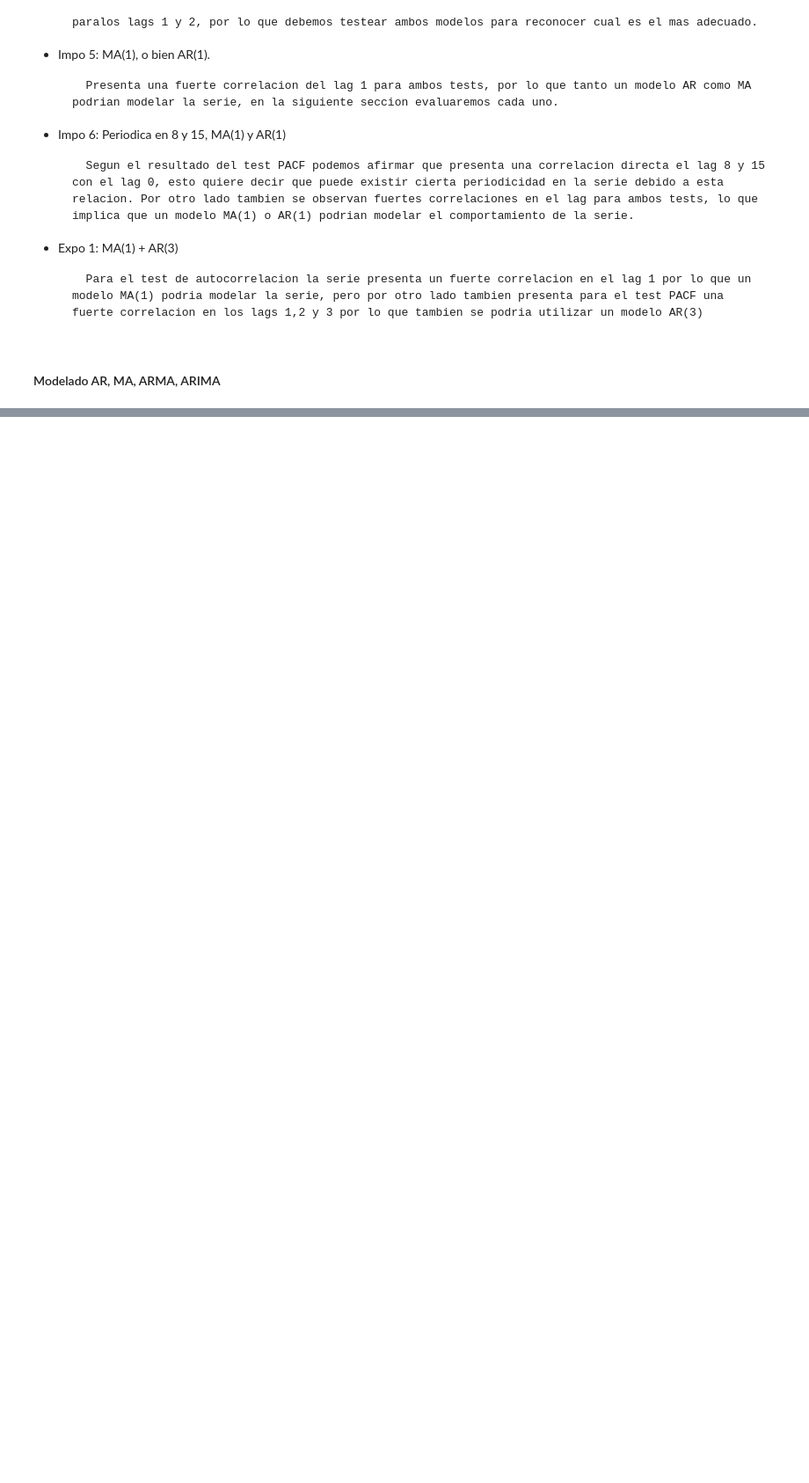
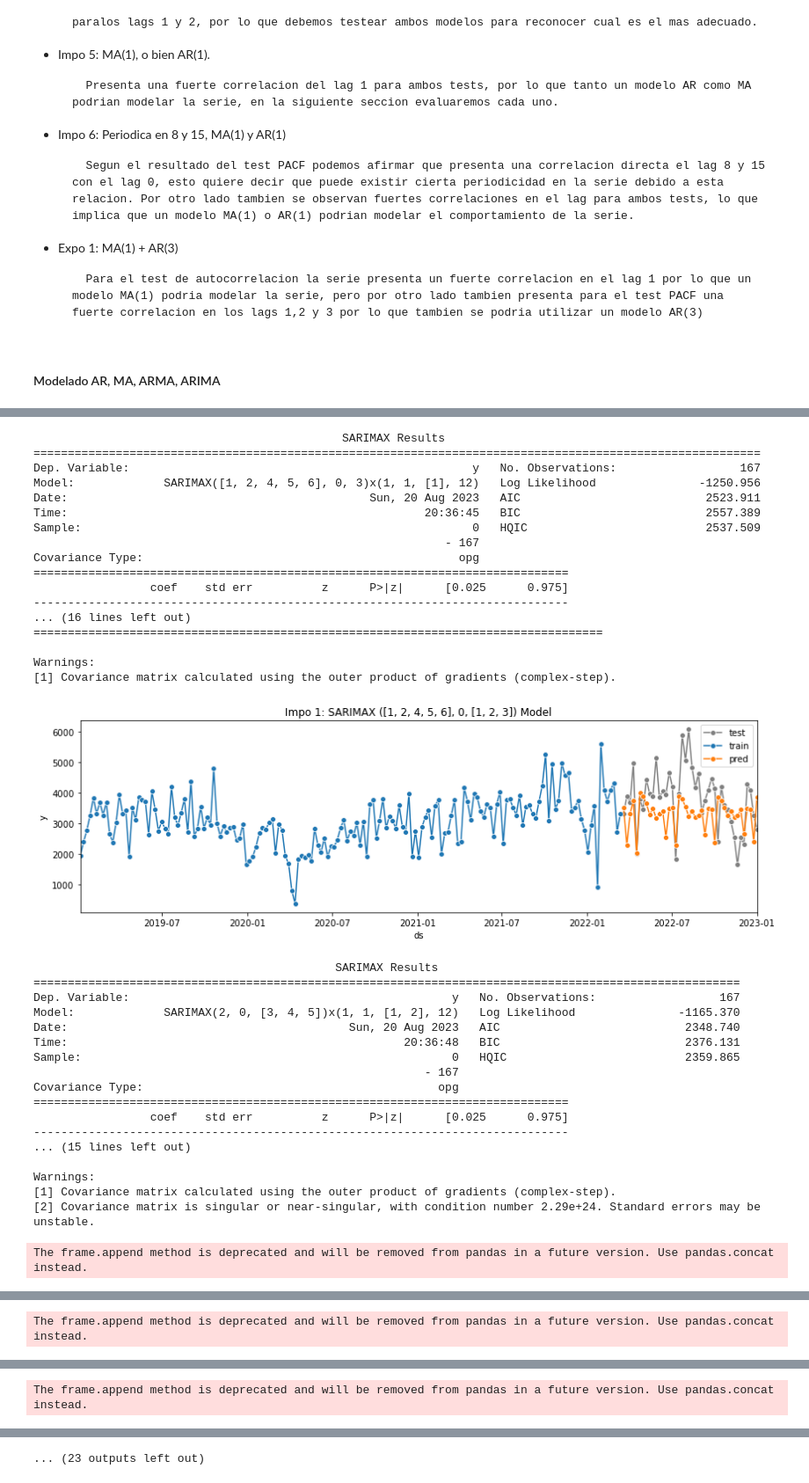
Before and after one commit to tatinogues/Project_Raiconet_101, a Jupyter notebook: 2- Modelado.ipynb, the cells around one changed output, grey strips where cells are left out. Shown at 88% size. Saved outputs shown, nothing was run; the diff lists cells and outputs as text; code cells hidden in the pictures; blank space fills up the shorter version.

```diff
--- a/2- Modelado.ipynb
+++ b/2- Modelado.ipynb
@@ -110,6 +115,16 @@ import numpy as np
 from statsmodels.tsa.stattools import adfuller
 import seaborn as sns
 from statsmodels.graphics.tsaplots import  plot_acf, plot_pacf
+
+import statsmodels.api as sm
+from statsmodels.tsa.ar_model import AutoReg
+from statsmodels.tsa.arima_model import ARIMA, ARMA
+
+
+import time
+time.clock = time.time
+
+from sklearn.metrics import mean_squared_error, mean_absolute_error
 # %% [markdown]
 __Funciones útiles__
 # %%
@@ -275 +300,15 @@ for df in lista_dataframe:
+# %%
+# creamos una tabla donde guardar los resultados de los modelos que corremos
+comparison_tbl = pd.DataFrame(columns = ['Serie',
+                                        'Modelo',
+                                        'MAE',
+                                        'RMSE',
+                                        'MAPE',
+                                        'AIC',
+                                        'Processing Time'])
+
+i_index=[]
+i_index = -1
+
+models = []
 # %% [markdown]
@@ -779,0 +1017,13 @@ A modo de resumen los resultados obtenidos fueron:
+# %%
+comparison_tbl= sarimax_model(df_impo_1, ([1,2,4,5,6],0,[1,2,3]), (1,1,1,12), 'Impo 1', comparison_tbl)
+comparison_tbl= sarimax_model(df_impo_2, ([1,2],0,[3,4,5]),(1,1,2,12), 'Impo 2', comparison_tbl)
+comparison_tbl= sarimax_model(df_impo_3, ([1,2],0,[5]),(2,1,2,9), 'Impo 3', comparison_tbl)
+comparison_tbl= sarimax_model(df_impo_4, ([2],0,[1]),(1,2,1,9), 'Impo 4', comparison_tbl)
+comparison_tbl= sarimax_model(df_impo_5, ([2],0,[2]),(1,2,2,6), 'Impo 5', comparison_tbl)
+comparison_tbl= sarimax_model(df_impo_6, ([1],0,[1]),(1,0,3,6), 'Impo 6', comparison_tbl)
+comparison_tbl= sarimax_model(df_impo_7, ([1,2],0,[10]),(1,0,10,4), 'Impo 7', comparison_tbl)
+comparison_tbl= sarimax_model(df_expo_1, ([2],0,[1]),(1,2,2,11), 'Expo 1', comparison_tbl)
+comparison_tbl= sarimax_model(df_expo_2, ([2],0,[1]),(1,2,2,11), 'Expo 2', comparison_tbl)
+comparison_tbl= sarimax_model(df_expo_3, ([3],0,[1]),(2,2,2,11), 'Expo 3', comparison_tbl)
+comparison_tbl= sarimax_model(df_expo_4, ([1,2],1,[2]),(1,2,1,6), 'Expo 4', comparison_tbl)
+# %% [output]
@@ -779,0 +1040,36 @@ A modo de resumen los resultados obtenidos fueron:
+                                             SARIMAX Results
+==========================================================================================================
+Dep. Variable:                                                  y   No. Observations:                  167
+Model:             SARIMAX([1, 2, 4, 5, 6], 0, 3)x(1, 1, [1], 12)   Log Likelihood               -1250.956
+Date:                                            Sun, 20 Aug 2023   AIC                           2523.911
+Time:                                                    20:36:45   BIC                           2557.389
+Sample:                                                         0   HQIC                          2537.509
+                                                            - 167
+Covariance Type:                                              opg
+==============================================================================
+                 coef    std err          z      P>|z|      [0.025      0.975]
+------------------------------------------------------------------------------
+... (16 lines left out)
+===================================================================================
+
+Warnings:
+[1] Covariance matrix calculated using the outer product of gradients (complex-step).
+[figure, added]
+                                            SARIMAX Results
+=======================================================================================================
+Dep. Variable:                                               y   No. Observations:                  167
+Model:             SARIMAX(2, 0, [3, 4, 5])x(1, 1, [1, 2], 12)   Log Likelihood               -1165.370
+Date:                                         Sun, 20 Aug 2023   AIC                           2348.740
+Time:                                                 20:36:48   BIC                           2376.131
+Sample:                                                      0   HQIC                          2359.865
+                                                         - 167
+Covariance Type:                                           opg
+==============================================================================
+                 coef    std err          z      P>|z|      [0.025      0.975]
+------------------------------------------------------------------------------
+... (15 lines left out)
+
+Warnings:
+[1] Covariance matrix calculated using the outer product of gradients (complex-step).
+[2] Covariance matrix is singular or near-singular, with condition number 2.29e+24. Standard errors may be unstable.
+The frame.append method is deprecated and will be removed from pandas in a future version. Use pandas.concat instead.
@@ -779,0 +1094 @@ A modo de resumen los resultados obtenidos fueron:
+The frame.append method is deprecated and will be removed from pandas in a future version. Use pandas.concat instead.
@@ -779,0 +1113 @@ A modo de resumen los resultados obtenidos fueron:
+The frame.append method is deprecated and will be removed from pandas in a future version. Use pandas.concat instead.
@@ -779,0 +1115 @@ A modo de resumen los resultados obtenidos fueron:
+... (23 outputs left out)
```
Also changed, not shown: parts of 22 cells of this notebook.
